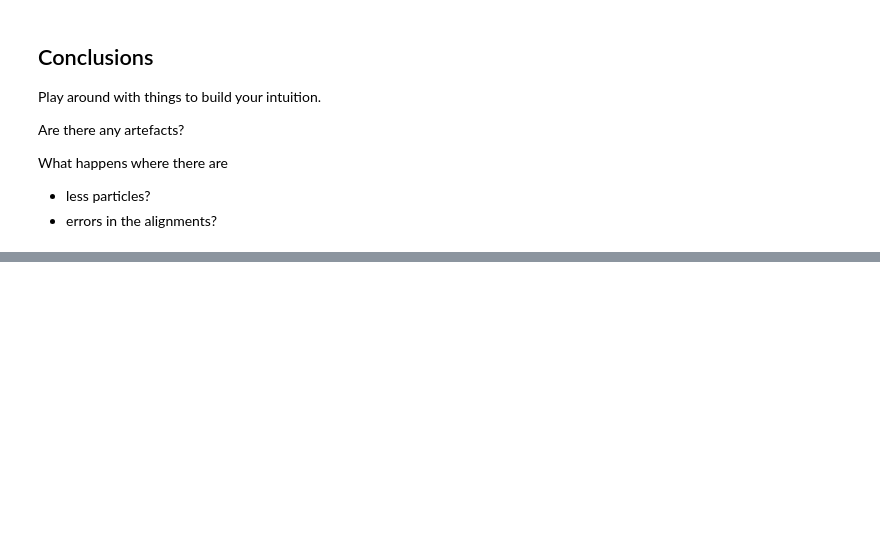
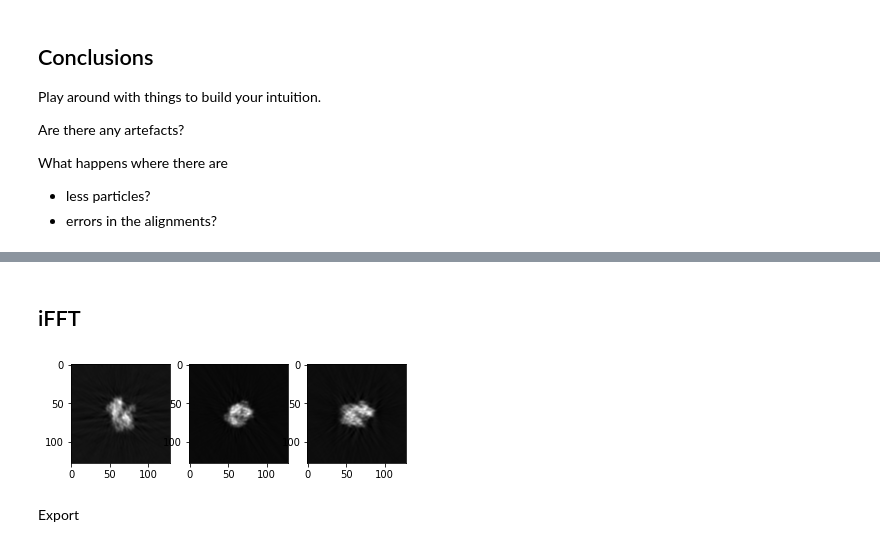
Before and after one commit to geoffwoollard/learn_cryoem_math, a Jupyter notebook: nb/fourier_slice_2D_3D_with_trilinear.ipynb, the cells around one changed output, grey strips where cells are left out. Cells and saved outputs as stored; diff of their text form; code cells hidden in the pictures; blank space fills up the shorter version.

```diff
--- a/nb/fourier_slice_2D_3D_with_trilinear.ipynb
+++ b/nb/fourier_slice_2D_3D_with_trilinear.ipynb
@@ -218,0 +477,33 @@ What happens where there are
+# %%
+proj_2d_fs = np.zeros((n_particles,N,N),dtype=np.complex64)
+for idx in range(n_particles):
+  proj_2d_fs[idx] = twod.do_fft(projs[idx])
+# %%
+F_3d_interp = np.zeros((N,N,N)).astype(np.complex64)
+count_3d_interp = np.zeros((N,N,N))
+idx_z0 = xyz[:,-1] == 0
+xy0 = xyz[idx_z0]
+rand_frac = 0
+for idx in range(n_particles):
+  if idx/n_particles < rand_frac:
+    xy0_rot = Rs_rand[idx].T.dot(xy0.T).T # completely random
+  else:
+    xy0_rot = Rs_error[idx].T.dot(xy0.T).T # inverse rotation
+  r0,r1,dd = interp.diff(xy0_rot[:,:])
+  F_3d_interp_slice,count_3d_interp_slice = interp.interp_vec(proj_2d_fs[idx],r0,r1,dd,N)
+  F_3d_interp += F_3d_interp_slice
+  count_3d_interp += count_3d_interp_slice
+# %% [markdown]
+## iFFT
+# %%
+wf_const = 1
+F_3d_wf = F_3d_interp*count_3d_interp / (wf_const + count_3d_interp**2)
+map_recon_3d = fourier.do_ifft(F_3d_wf)
+
+fig,ax = plt.subplots(nrows=1,ncols=3)
+for idx in range(3):
+  ax[idx].imshow(np.nansum(map_recon_3d.real, axis=idx),cmap='gray')
+# %% [output]
+[figure, added]
+# %% [markdown]
+Export
```
Also changed, not shown: parts of 40 cells of this notebook.
